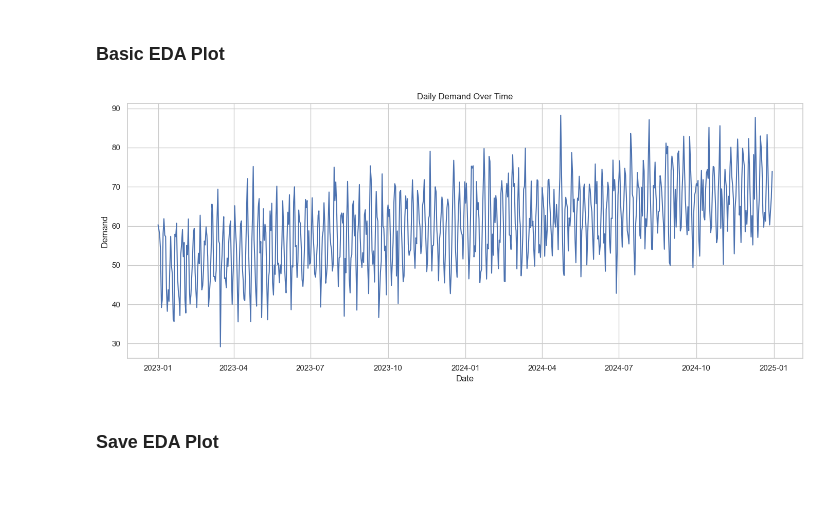
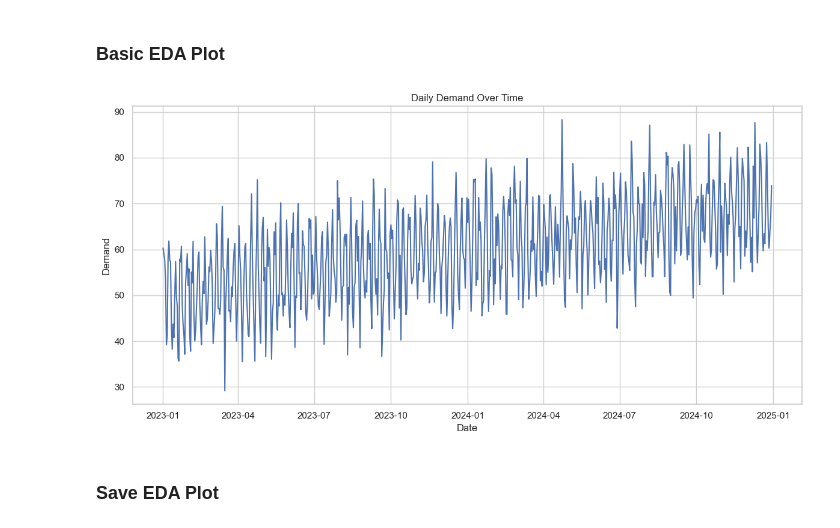
Before and after one commit to joel-giraudeau/naive-demand-forecast, a Jupyter notebook: notebook/demand_forecast.ipynb, the cells around one changed output. Drawn from its saved outputs; the diff is of its cells as text; code cells hidden in the pictures; blank space fills up the shorter version.

```diff
--- a/notebook/demand_forecast.ipynb
+++ b/notebook/demand_forecast.ipynb
@@ -45,16 +45,16 @@ df.head()
 # %% [markdown]
 ### Basic EDA Plot
 # %%
-plt.figure(figsize=(14, 6))
+plt.figure(figsize=(12, 6))
 plt.plot(df["date"], df["demand"])
 plt.title("Daily Demand Over Time")
 plt.xlabel("Date")
 plt.ylabel("Demand")
 plt.tight_layout()
 
 plt.show()
 # %% [output]
-[figure, old version]
+[figure, new version]
 # %% [markdown]
 ### Save EDA Plot
 # %%
```
Also changed, not shown: parts of 1 cell of this notebook, 3 other files.
